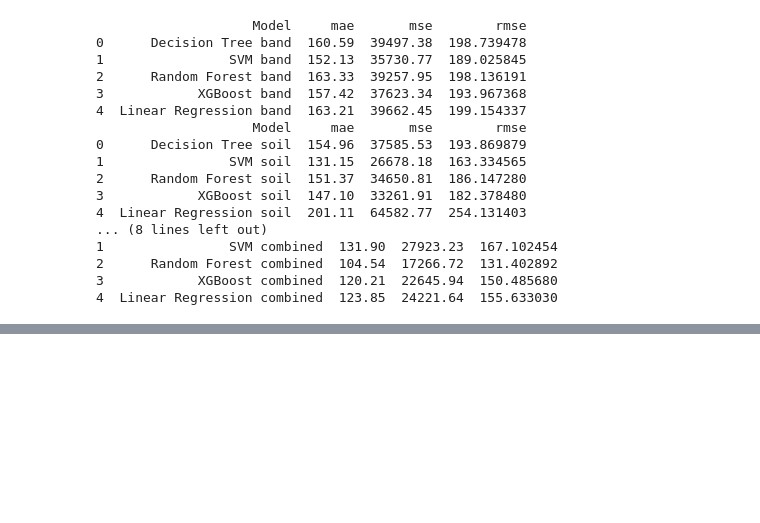
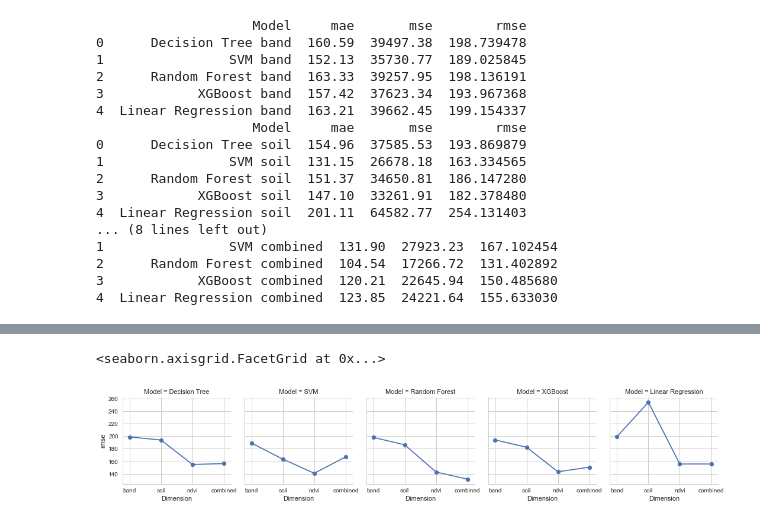
Before and after one commit to data-discovery-lab/cotton-prediction, a Jupyter notebook: cotton-prediction-baseline based on BAND, SOIL and NDVI dimensions.ipynb, the cells around one changed output, grey strips where cells are left out. Drawn from its saved outputs; the diff is of its cells as text; code cells hidden in the pictures; blank space fills up the shorter version.

```diff
--- a/cotton-prediction-baseline based on BAND, SOIL and NDVI dimensions.ipynb
+++ b/cotton-prediction-baseline based on BAND, SOIL and NDVI dimensions.ipynb
@@ -807,0 +869,8 @@ print(model_combined)
+# %%
+colors = ["#0088cc", "#ff7f0e"]
+g = sns.FacetGrid(model, col="Model", palette=sns.color_palette(colors), margin_titles=True)
+g.map(plt.scatter, "Dimension", 'rmse')
+g.map(plt.plot, "Dimension", 'rmse')
+# %% [output]
+<seaborn.axisgrid.FacetGrid at 0x...>
+[figure, added]
```
Also changed, not shown: parts of 7 cells of this notebook, 1 other file.
